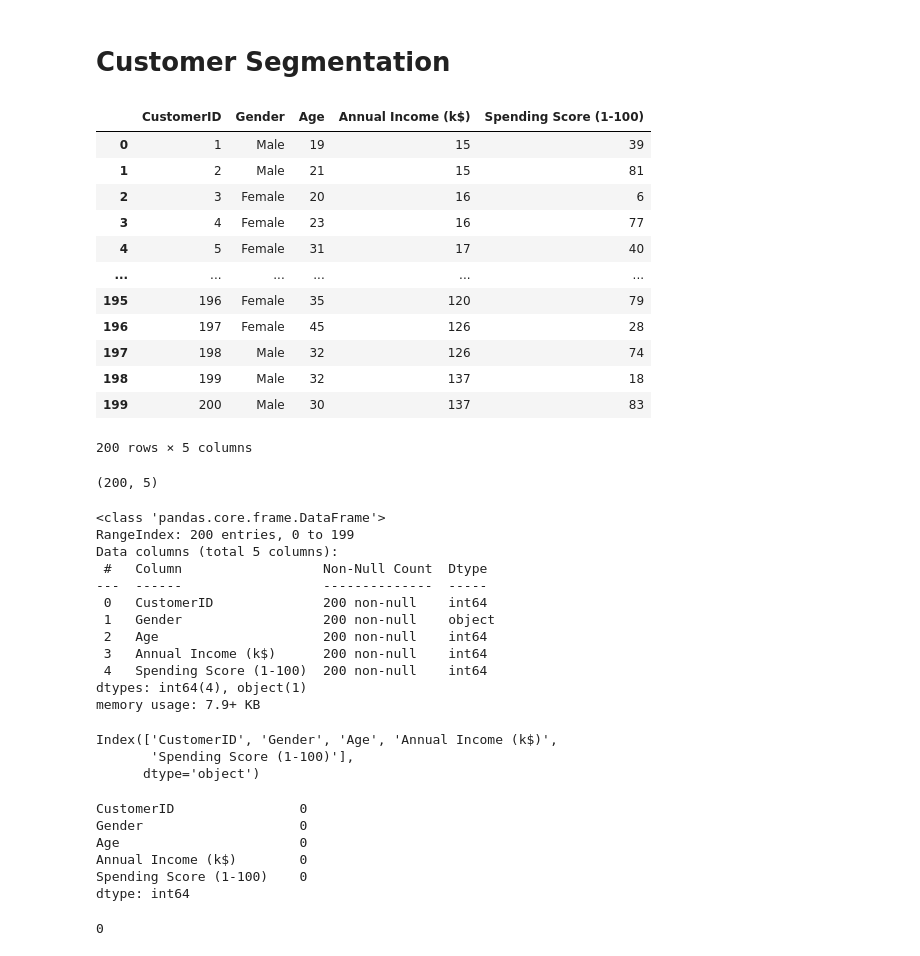
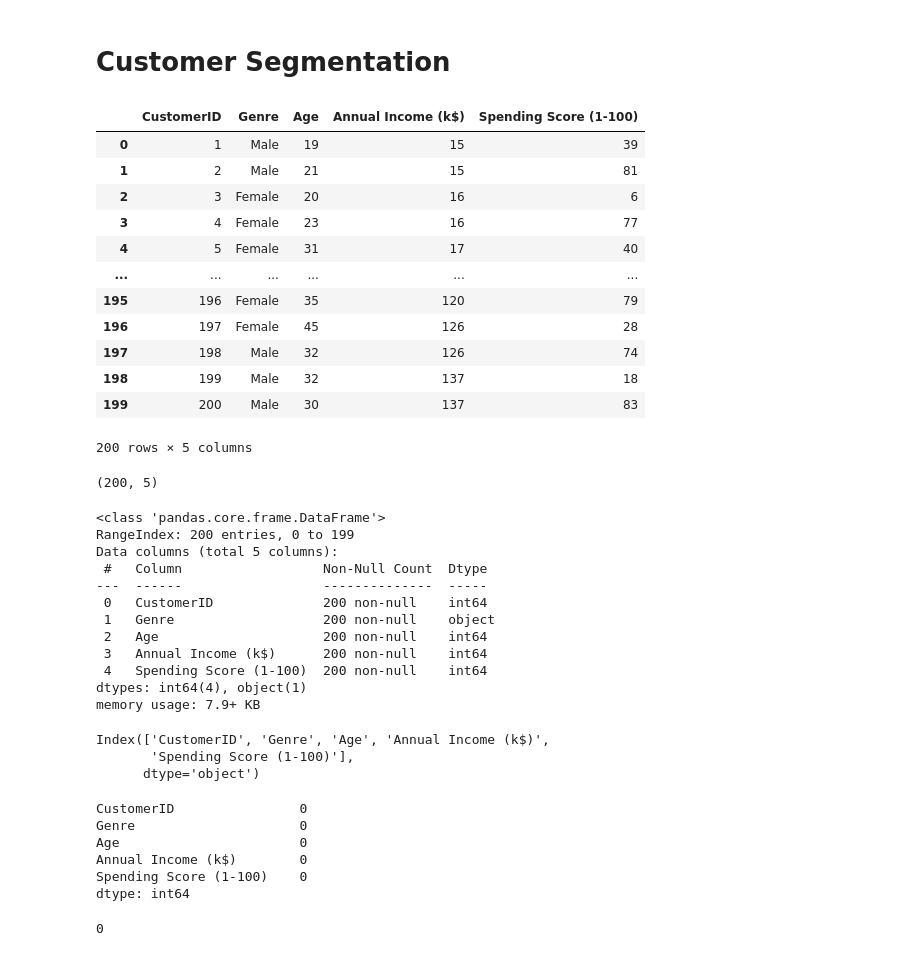
Before and after one commit to Sruthi-lakshmi/Customer_Segmentation, a Jupyter notebook: Customer Segmentation.ipynb, the cells around one changed output. Cells and saved outputs as stored; diff of their text form; code cells hidden in the pictures.

```diff
--- a/Customer Segmentation.ipynb
+++ b/Customer Segmentation.ipynb
@@ -11,10 +11,10 @@ import warnings
 warnings.filterwarnings('ignore')
 # %%
 #loading the dataset
-df = pd.read_csv('Mall_Customers.csv')
+df = pd.read_csv('https://github.com/Sruthi-lakshmi/Customer_Segmentation/raw/main/Mall_Customers.csv')
 df
 # %% [output]
-|  | CustomerID | Gender | Age | Annual Income (k$) | Spending Score (1-100) |
+|  | CustomerID | Genre | Age | Annual Income (k$) | Spending Score (1-100) |
 | 0 | 1 | Male | 19 | 15 | 39 |
 | 1 | 2 | Male | 21 | 15 | 81 |
 | 2 | 3 | Female | 20 | 16 | 6 |
@@ -42,7 +42,7 @@ Data columns (total 5 columns):
  #   Column                  Non-Null Count  Dtype
 ---  ------                  --------------  -----
  0   CustomerID              200 non-null    int64
- 1   Gender                  200 non-null    object
+ 1   Genre                   200 non-null    object
  2   Age                     200 non-null    int64
  3   Annual Income (k$)      200 non-null    int64
  4   Spending Score (1-100)  200 non-null    int64
@@ -52,7 +52,7 @@ memory usage: 7.9+ KB
 # columns in the dataset
 df.columns
 # %% [output]
-Index(['CustomerID', 'Gender', 'Age', 'Annual Income (k$)',
+Index(['CustomerID', 'Genre', 'Age', 'Annual Income (k$)',
        'Spending Score (1-100)'],
       dtype='object')
 # %%
@@ -60,7 +60,7 @@ Index(['CustomerID', 'Gender', 'Age', 'Annual Income (k$)',
 df.isnull().sum()
 # %% [output]
 CustomerID                0
-Gender                    0
+Genre                     0
 Age                       0
 Annual Income (k$)        0
 Spending Score (1-100)    0
```
Also changed, not shown: parts of 6 cells of this notebook.
